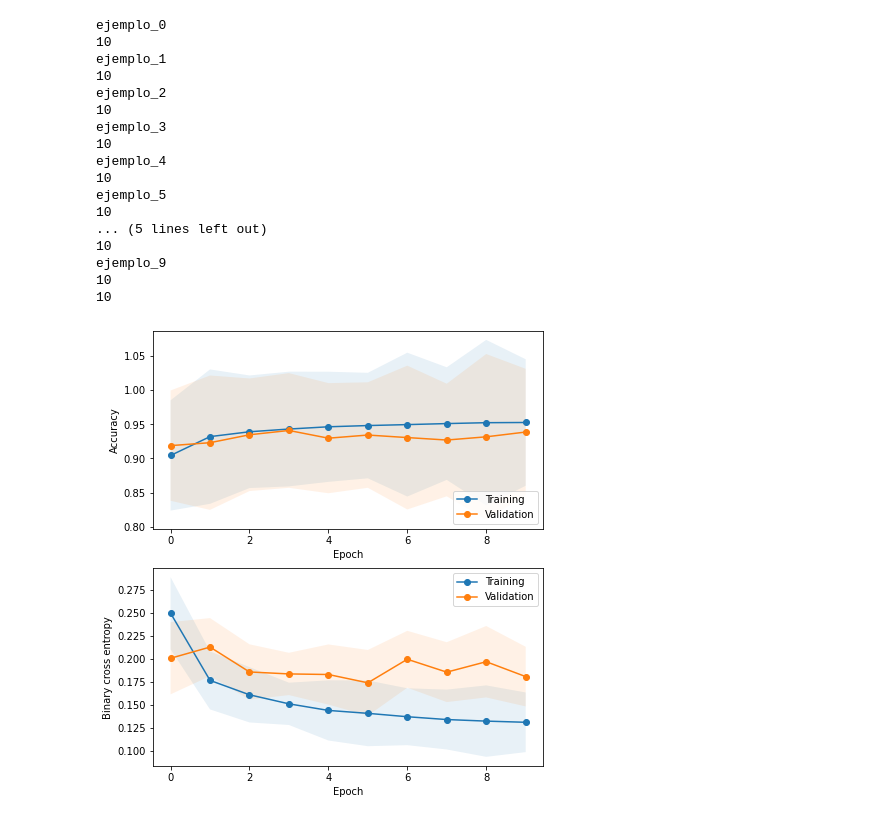
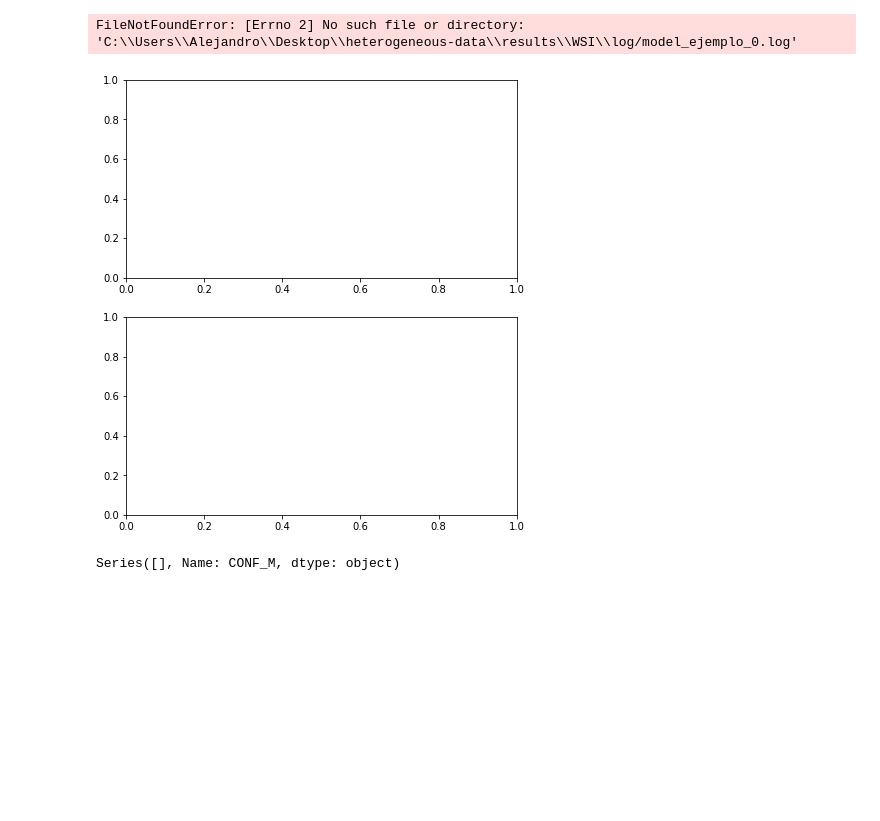
Before and after one commit to alejandroborj/heterogeneous-data, a Jupyter notebook: code/WSI/plots.ipynb, the cells around one changed output. Saved outputs shown, nothing was run; the diff lists cells and outputs as text; code cells hidden in the pictures; blank space fills up the shorter version.

```diff
--- a/code/WSI/plots.ipynb
+++ b/code/WSI/plots.ipynb
@@ -20,7 +20,7 @@ def learning_curve(direc, MODEL_NAMES):
     for MODEL_NAME in MODEL_NAMES:
 
         acc_df = pd.read_csv(f"{direc}/model_{MODEL_NAME}.log",
-                            names=["MODEL_NAME", "TIME", "ACC", "LOSS", "CONF_M", "VAL_ACC", "VAL_LOSS", "VAL_CONF_M"])
+                            names=["MODEL_NAME", "TIME", "ACC", "LOSS", "CONF_M", "VAL_PRC", "VAL_ACC", "VAL_LOSS", "VAL_CONF_M", "VAL_REC"])
 
         acc_df = acc_df.loc[acc_df['MODEL_NAME'] == MODEL_NAME]
 
@@ -72,48 +72,32 @@ def learning_curve(direc, MODEL_NAMES):
         x_list = np.linspace(0,20,100)
         poly = np.polyfit(x, y,5)
         poly_y = np.poly1d(poly)(x_list)
 
         if idx<2:
             if nameof(i)==nameof(acc):
                 err = acc_err
             else:
                 err = val_acc_err
             #axs[1].plot(x_list, poly_y)
             axs[1].fill_between(t, y + err,
                      y - err, alpha=0.1,)
         else:
             if nameof(i)==nameof(loss):
                 err = loss_err
             else:
                 err = val_loss_err
             #axs[0].plot(x_list, poly_y)
             axs[0].fill_between(t, y + err,
                      y - err, alpha=0.1,)
 
     axs[0].legend(loc = "lower right")
     axs[1].legend()
     fig.show()
     fig.savefig(f"C:/Users/Alejandro/Desktop/heterogeneous-data/results/WSI/lc/l_curve_{MODEL_NAME[0]}.pdf")
 
 fig, axs = plt.subplots(2, figsize = (7,8))
 
 learning_curve(direc, MODEL_NAMES)
 # %% [output]
-ejemplo_0
-10
-ejemplo_1
-10
-ejemplo_2
-10
-ejemplo_3
-10
-ejemplo_4
-10
-ejemplo_5
-10
-... (5 lines left out)
-10
-ejemplo_9
-10
-10
+FileNotFoundError: [Errno 2] No such file or directory: 'C:\\Users\\Alejandro\\Desktop\\heterogeneous-data\\results\\WSI\\log/model_ejemplo_0.log'
-[figure, old version]
+[figure, new version]
@@ -120,3 +114,7 @@ ejemplo_9
+# %%
+print(conf)
+# %% [output]
+Series([], Name: CONF_M, dtype: object)
 # %%
 direc = "FT_DATAUG_BUENO"
 
```
Also changed, not shown: parts of 4 cells of this notebook, 39 other files.
